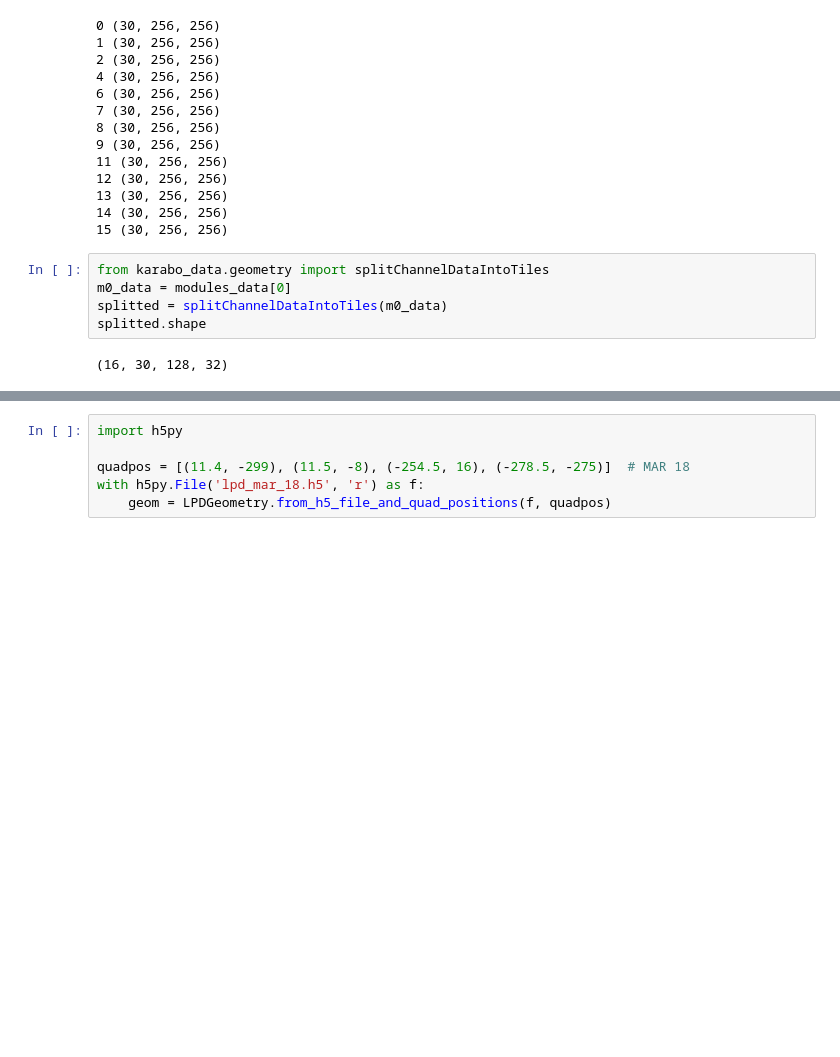
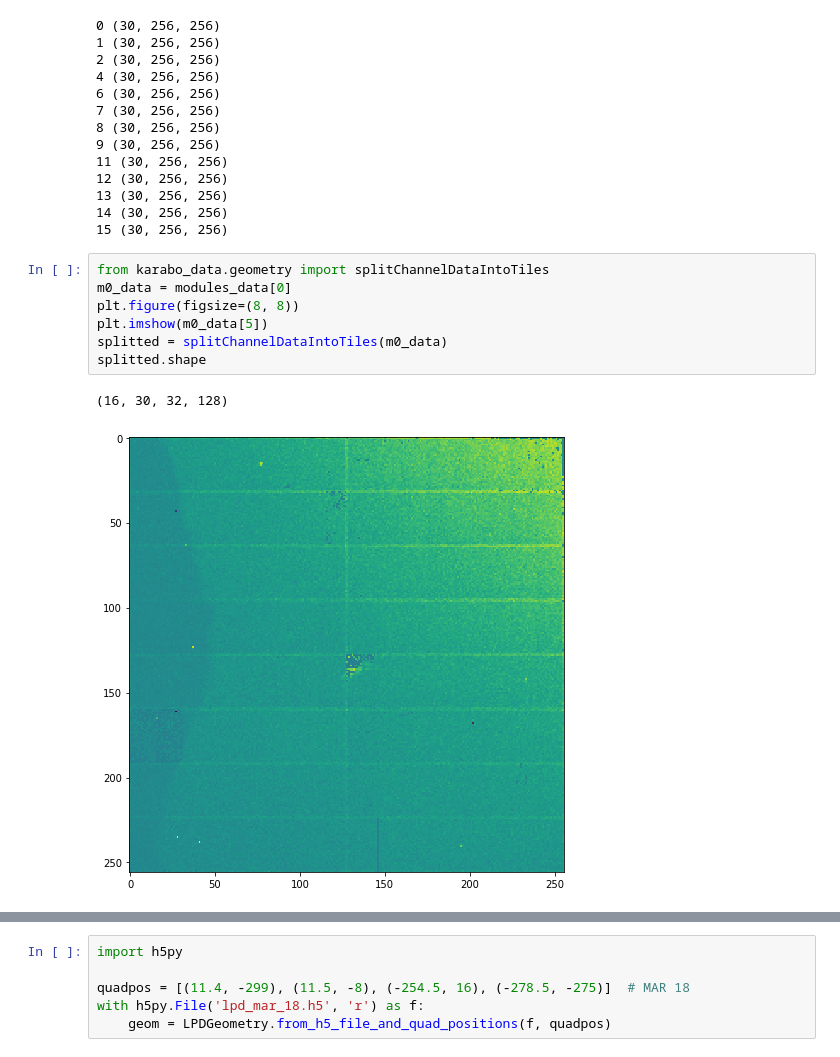
Before and after one commit to European-XFEL/karabo_data, a Jupyter notebook: Applying geometry.ipynb, the cells around one changed output, grey strips where cells are left out. Cells and saved outputs as stored; diff of their text form; blank space fills up the shorter version.

```diff
--- a/Applying geometry.ipynb
+++ b/Applying geometry.ipynb
@@ -71,7 +71,10 @@ for i in range(16):
 # %%
 from karabo_data.geometry import splitChannelDataIntoTiles
 m0_data = modules_data[0]
+plt.figure(figsize=(8, 8))
+plt.imshow(m0_data[5])
 splitted = splitChannelDataIntoTiles(m0_data)
 splitted.shape
 # %% [output]
-(16, 30, 128, 32)
+(16, 30, 32, 128)
+[figure, added]
```
Also changed, not shown: parts of 5 cells of this notebook, 1 other file.
